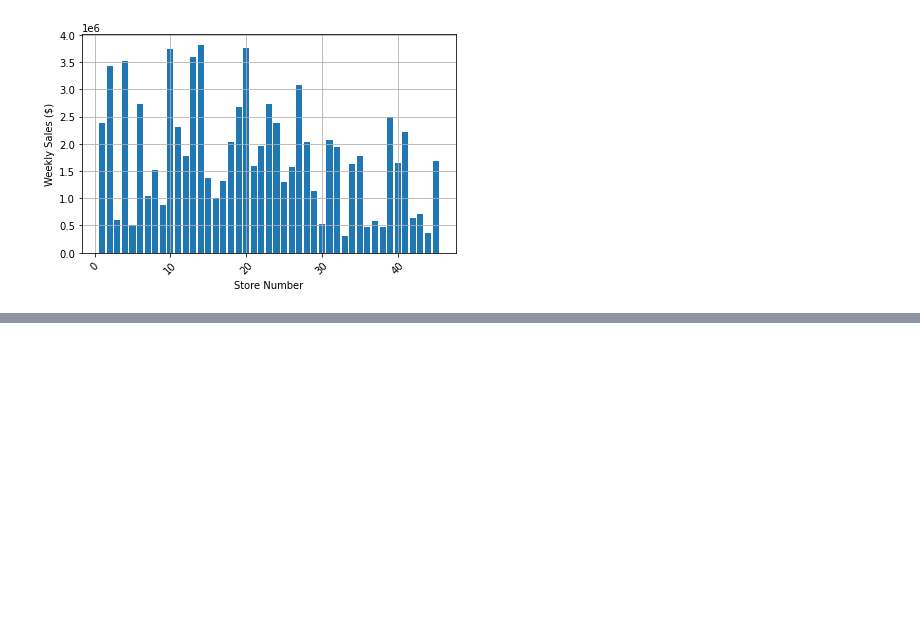
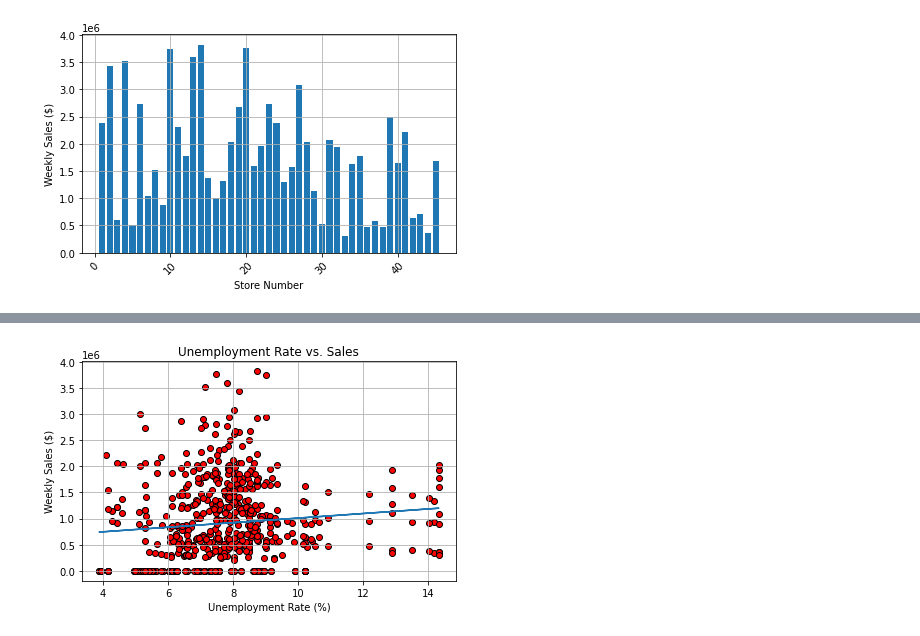
Before and after one commit to beckyydo/Project-1, a Jupyter notebook: Plots.ipynb, the cells around one changed output, grey strips where cells are left out. Drawn from its saved outputs; the diff is of its cells as text; code cells hidden in the pictures; blank space fills up the shorter version.

```diff
--- a/Plots.ipynb
+++ b/Plots.ipynb
@@ -283,0 +317,18 @@ plt.tight_layout()
+# %%
+#SCATTER UNEMPLOYMENT RATE V HOLIDAY WEEKLY SALES
+weekly_sales = holiday_data["Weekly_Sales"]
+un_rate = holiday_data["Unemployment"]
+plt.title("Unemployment Rate vs. Sales")
+plt.xlabel("Unemployment Rate (%)")
+plt.ylabel("Weekly Sales ($)")
+#plt.xlim(4,15)
+#plt.ylim(0,5000000)
+plt.scatter(un_rate, weekly_sales, marker="o", color="red", edgecolor="black")
+slope, intercept, r_value, p_value, std_err = st.linregress(un_rate, weekly_sales)
+best_fit = slope*un_rate+intercept
+plt.plot(un_rate,best_fit)
+plt.grid()
+plt.savefig("Figures/fig18.png")
+plt.tight_layout()
+# %% [output]
+[figure, added]
```
Also changed, not shown: parts of 14 cells of this notebook, 16 other files.
